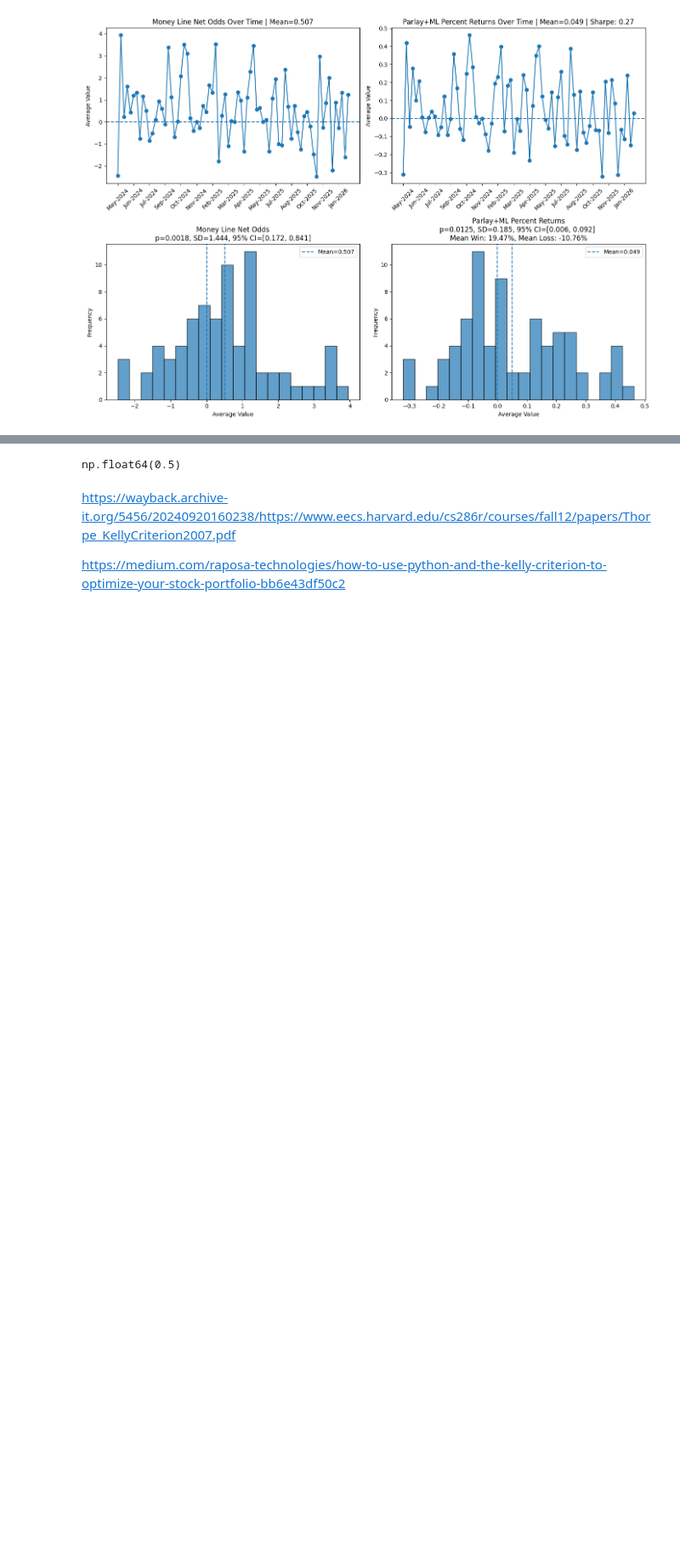
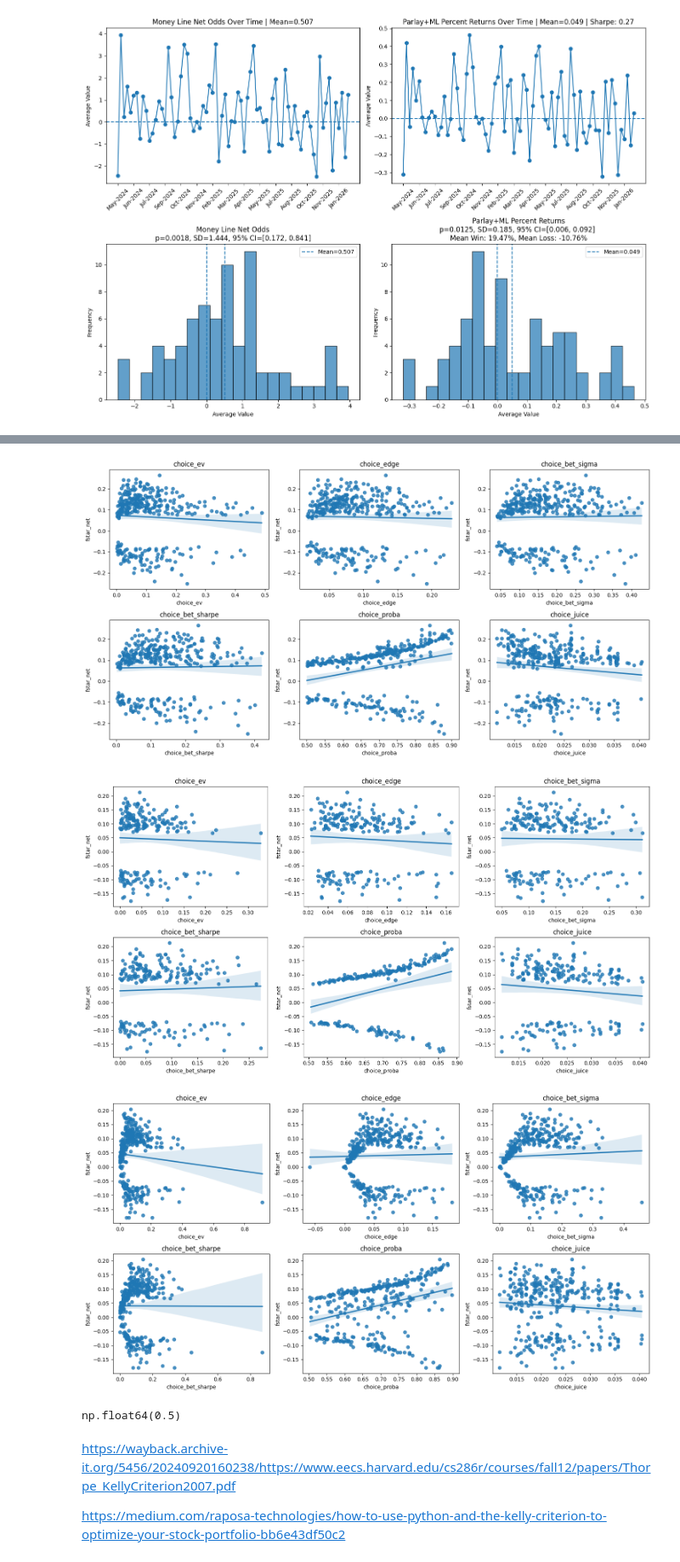
Before and after one commit to jcmarkowicz/sports_betting, a Jupyter notebook: BettingStrategy/KellyStrategy/betting_backtest/kelly_sim.ipynb, the cells around one changed output, grey strips where cells are left out. Shown at 85% size. Drawn from its saved outputs; the diff is of its cells as text; code cells hidden in the pictures; blank space fills up the shorter version.

```diff
--- a/BettingStrategy/KellyStrategy/betting_backtest/kelly_sim.ipynb
+++ b/BettingStrategy/KellyStrategy/betting_backtest/kelly_sim.ipynb
@@ -198,3 +334,11 @@ plot_event_odds_stats(df_kelly2, path)
+# %%
+per_bet_analysis(df_kelly)
+per_bet_analysis(df_kelly1)
+per_bet_analysis(df_kelly2)
+# %% [output]
+[figure, added]
+[figure, added]
+[figure, added]
 # %%
 pct_positive = (
     df_kelly.groupby('date')['parlay_net_odds']
```
Also changed, not shown: parts of 19 cells of this notebook, 29 other files.
